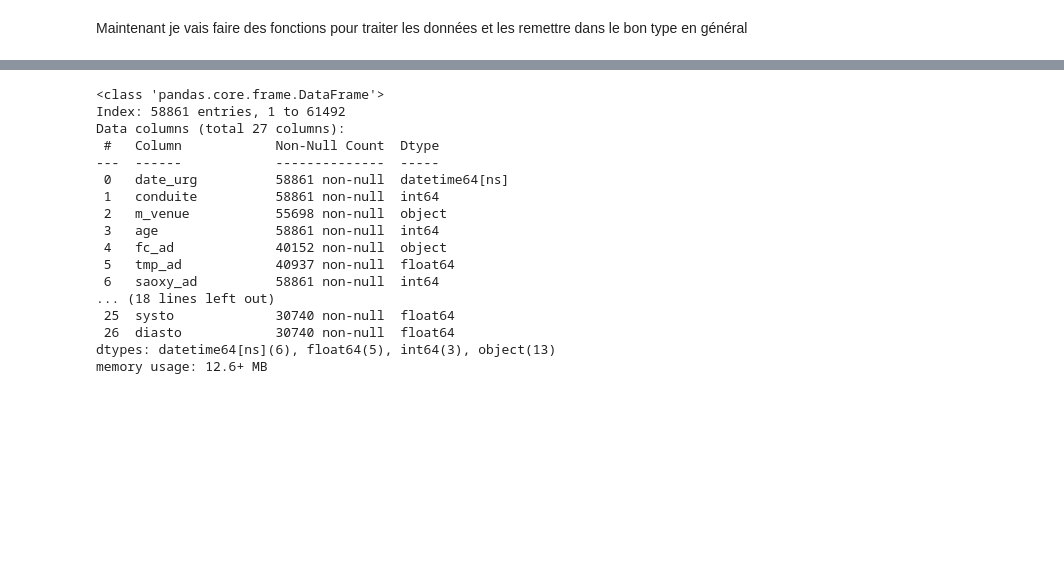
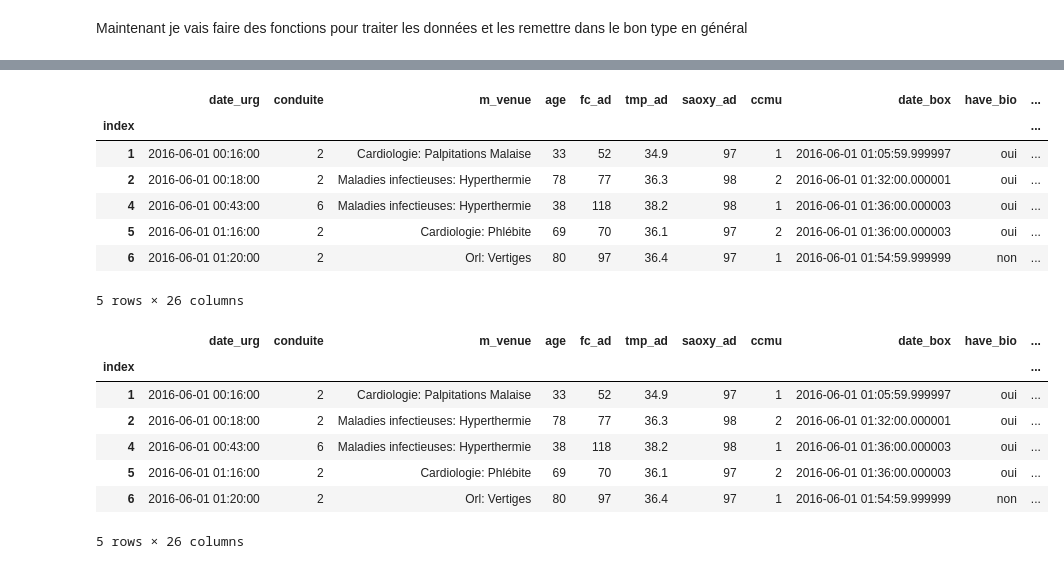
Before and after one commit to CharlesNkdl/FilRouge_Centrale, a Jupyter notebook: src/main.ipynb, the cells around one changed output, grey strips where cells are left out. Drawn from its saved outputs; the diff is of its cells as text; code cells hidden in the pictures; blank space fills up the shorter version.

```diff
--- a/src/main.ipynb
+++ b/src/main.ipynb
@@ -212,20 +213,25 @@ ValueError: invalid literal for int() with base 10: 'AMB PUBLIQUE CHRU '
 # %%
-df.info()
+df.head()
 # %% [output]
+|  | date_urg | conduite | m_venue | age | fc_ad | tmp_ad | saoxy_ad | ccmu | date_box | have_bio | ... |
+| index |  |  |  |  |  |  |  |  |  |  | ... |
+| 1 | 2016-06-01 00:16:00 | 2 | Cardiologie: Palpitations Malaise | 33 | 52 | 34.9 | 97 | 1 | 2016-06-01 01:05:59.999997 | oui | ... |
+| 2 | 2016-06-01 00:18:00 | 2 | Maladies infectieuses: Hyperthermie | 78 | 77 | 36.3 | 98 | 2 | 2016-06-01 01:32:00.000001 | oui | ... |
+| 4 | 2016-06-01 00:43:00 | 6 | Maladies infectieuses: Hyperthermie | 38 | 118 | 38.2 | 98 | 1 | 2016-06-01 01:36:00.000003 | oui | ... |
+| 5 | 2016-06-01 01:16:00 | 2 | Cardiologie: Phlébite | 69 | 70 | 36.1 | 97 | 2 | 2016-06-01 01:36:00.000003 | oui | ... |
+| 6 | 2016-06-01 01:20:00 | 2 | Orl: Vertiges | 80 | 97 | 36.4 | 97 | 1 | 2016-06-01 01:54:59.999999 | non | ... |
-<class 'pandas.core.frame.DataFrame'>
-Index: 58861 entries, 1 to 61492
-Data columns (total 27 columns):
- #   Column            Non-Null Count  Dtype
----  ------            --------------  -----
- 0   date_urg          58861 non-null  datetime64[ns]
- 1   conduite          58861 non-null  int64
- 2   m_venue           55698 non-null  object
- 3   age               58861 non-null  int64
- 4   fc_ad             40152 non-null  object
- 5   tmp_ad            40937 non-null  float64
- 6   saoxy_ad          58861 non-null  int64
-... (18 lines left out)
- 25  systo             30740 non-null  float64
- 26  diasto            30740 non-null  float64
-dtypes: datetime64[ns](6), float64(5), int64(3), object(13)
-memory usage: 12.6+ MB
+5 rows × 26 columns
+# %%
+from sklearn.preprocessing import LabelEncoder
+
+l_e = LabelEncoder()
+df.head()
+# %% [output]
+|  | date_urg | conduite | m_venue | age | fc_ad | tmp_ad | saoxy_ad | ccmu | date_box | have_bio | ... |
+| index |  |  |  |  |  |  |  |  |  |  | ... |
+| 1 | 2016-06-01 00:16:00 | 2 | Cardiologie: Palpitations Malaise | 33 | 52 | 34.9 | 97 | 1 | 2016-06-01 01:05:59.999997 | oui | ... |
+| 2 | 2016-06-01 00:18:00 | 2 | Maladies infectieuses: Hyperthermie | 78 | 77 | 36.3 | 98 | 2 | 2016-06-01 01:32:00.000001 | oui | ... |
+| 4 | 2016-06-01 00:43:00 | 6 | Maladies infectieuses: Hyperthermie | 38 | 118 | 38.2 | 98 | 1 | 2016-06-01 01:36:00.000003 | oui | ... |
+| 5 | 2016-06-01 01:16:00 | 2 | Cardiologie: Phlébite | 69 | 70 | 36.1 | 97 | 2 | 2016-06-01 01:36:00.000003 | oui | ... |
+| 6 | 2016-06-01 01:20:00 | 2 | Orl: Vertiges | 80 | 97 | 36.4 | 97 | 1 | 2016-06-01 01:54:59.999999 | non | ... |
+5 rows × 26 columns
```
Also changed, not shown: parts of 24 cells of this notebook.
